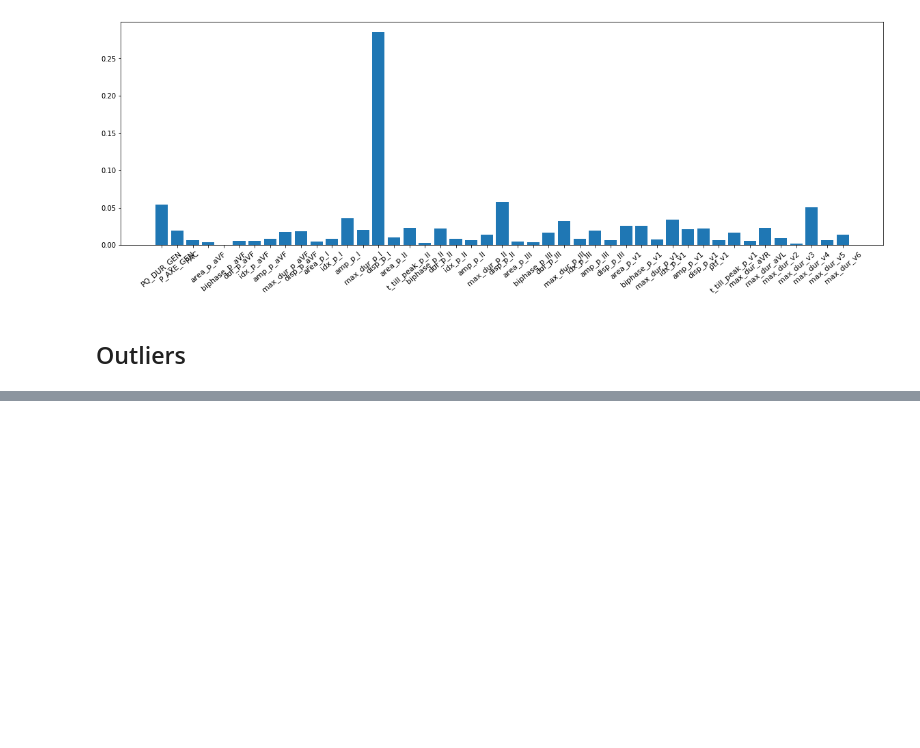
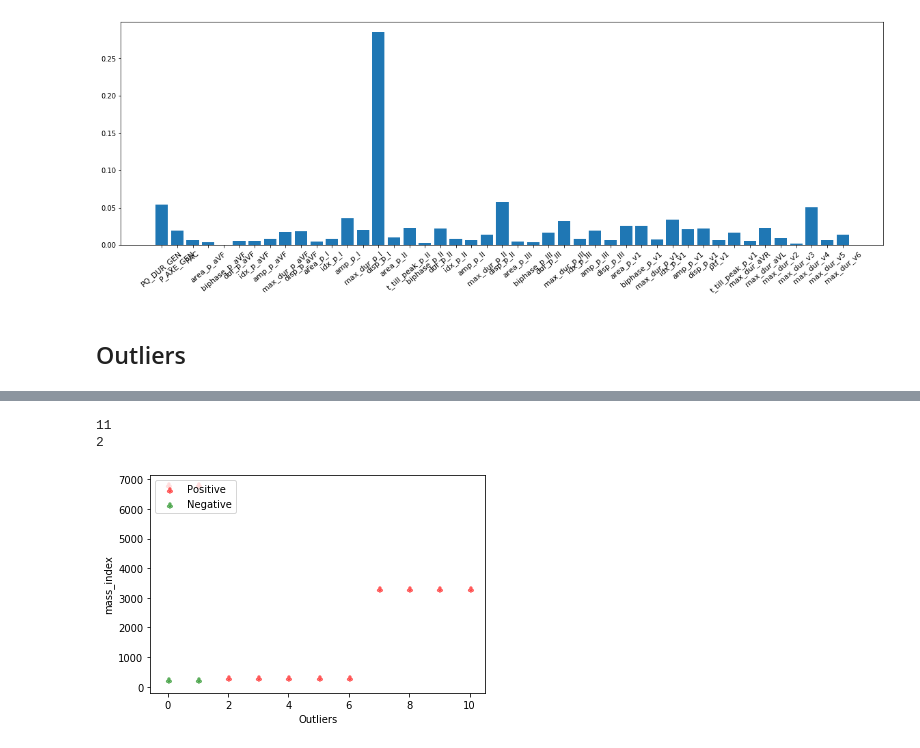
Before and after one commit to adasegroup/MMDF-multimodal-medical-features, a Jupyter notebook: Visualization/feature_importance_outliers.ipynb, the cells around one changed output, grey strips where cells are left out. Cells and saved outputs as stored; diff of their text form; code cells hidden in the pictures; blank space fills up the shorter version.

```diff
--- a/Visualization/feature_importance_outliers.ipynb
+++ b/Visualization/feature_importance_outliers.ipynb
@@ -38,0 +67,6 @@ feature_importance_by_xgb(table, feature_list, size_x = 30, size_y = 6)
+# %%
+plot_outliers(list_of_positive, list_of_negative, 'mass_index')
+# %% [output]
+11
+2
+[figure, added]
```
Also changed, not shown: parts of 8 cells of this notebook, 2 other files.
